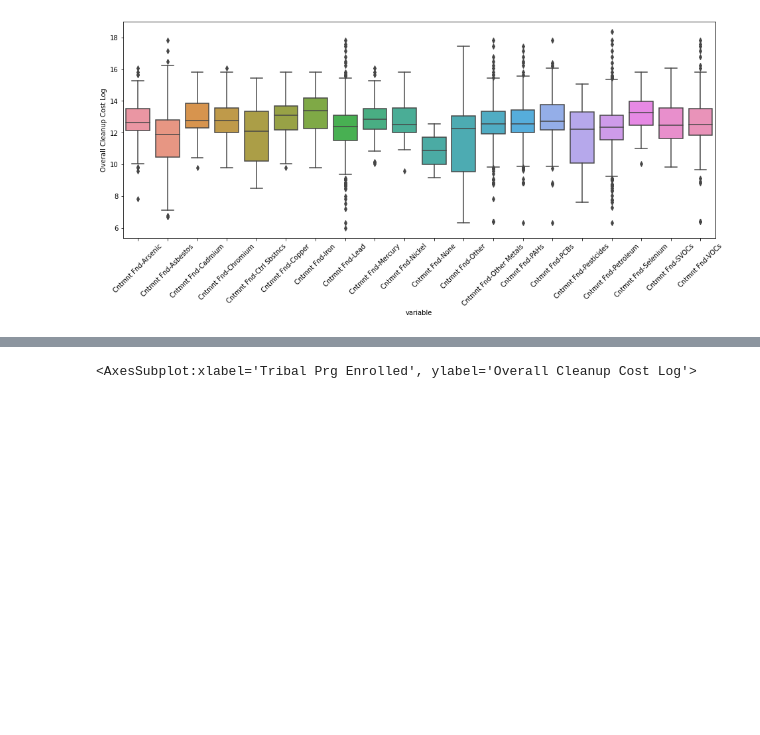
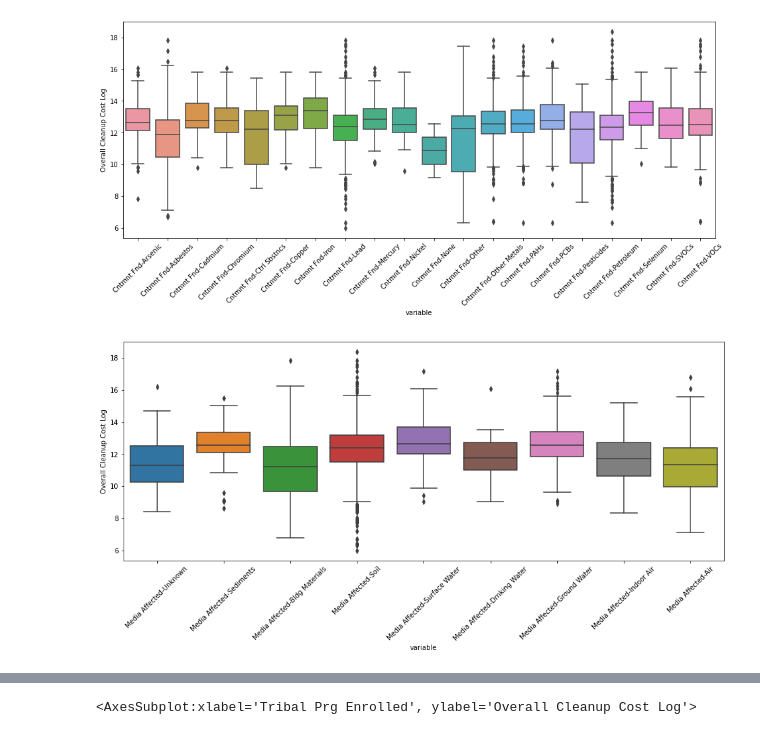
Before and after one commit to datakind/Mar21-environmental-impact, a Jupyter notebook: scripts/atran/Overall Clean Up Cost EDA + Correlation Analysis.ipynb, the cells around one changed output, grey strips where cells are left out. Drawn from its saved outputs; the diff is of its cells as text; code cells hidden in the pictures; blank space fills up the shorter version.

```diff
--- a/scripts/atran/Overall Clean Up Cost EDA + Correlation Analysis.ipynb
+++ b/scripts/atran/Overall Clean Up Cost EDA + Correlation Analysis.ipynb
@@ -165,12 +146,12 @@ funding_df['Ownership Entity'] = funding_df['Ownership Entity'].fillna('Governme
 
 
 # add in census data
-census_features = ['2010 # Below Poverty','2010 % Below Poverty','2010 Median Income',
-                   '2010 # Low Income','2010 % Low Income','2010 # Vacant Housing',
-                   '2010 % Vacant Housing','2010 # Unemployed','2010 % Unemployed']
+# census_features = ['2010 # Below Poverty','2010 % Below Poverty','2010 Median Income',
+#                    '2010 # Low Income','2010 % Low Income','2010 # Vacant Housing',
+#                    '2010 % Vacant Housing','2010 # Unemployed','2010 % Unemployed']
 
-census_df = bf_ready_for_reuse[['ACRES Property ID'] + census_features].drop_duplicates()
-funding_df = funding_df.merge(census_df, how='left')
+# census_df = bf_ready_for_reuse[['ACRES Property ID'] + census_features].drop_duplicates()
+# funding_df = funding_df.merge(census_df, how='left')
 
 
 
@@ -218,3 +199,18 @@ cntmnt_where_df = cntmnt_where_df.replace('Y',1)
 # count of contaminants found
 cntmnt_where_df['# Media Affected'] = cntmnt_where_df[cntmnt_where_features].sum(axis=1)
 funding_df = funding_df.merge(cntmnt_where_df, how='left')
+
+
+
+# merging in acs data
+geoid = bf_ready_for_reuse[['ACRES Property ID','GEOID']].drop_duplicates()
+# not sure how to handle the dup geoid, so just take the max for now
+# only 6 sites found with this happening
+geoid = geoid.groupby('ACRES Property ID')['GEOID'].max().reset_index()
+funding_df = funding_df.merge(geoid, how='left')
+# only keep raw counts for now
+cols = ['GEOID'] + [c for c in acs if 'DP' in c and 'PE' not in c]
+estimate_acs = acs[cols].copy()
+funding_df = funding_df.merge(estimate_acs, how='left', on='GEOID')
+# remove the records where census is null
+funding_df = funding_df[~funding_df['DP05_0084E'].isnull()]
@@ -284,3 +317,17 @@ sns.boxplot(x='variable', y='Overall Cleanup Cost Log', data=cont_fnd)
 t = plt.xticks(rotation = 45)
 # %% [output]
 [figure]
+# %%
+# differences in cost based on WHERE contaminents were found
+
+plt.figure(figsize=(16, 6))
+
+affected_cols = [c for c in funding_df if 'Media Affected-' in c]
+affected_fnd = pd.melt(funding_df, id_vars=['ACRES Property ID','Overall Cleanup Cost'], value_vars=affected_cols)
+affected_fnd = affected_fnd[affected_fnd['value']==1]
+affected_fnd['Overall Cleanup Cost Log'] = np.log(affected_fnd['Overall Cleanup Cost'])
+sns.boxplot(x='variable', y='Overall Cleanup Cost Log', data=affected_fnd)
+
+t = plt.xticks(rotation = 45)
+# %% [output]
+[figure, added]
```
Also changed, not shown: parts of 29 cells of this notebook.
